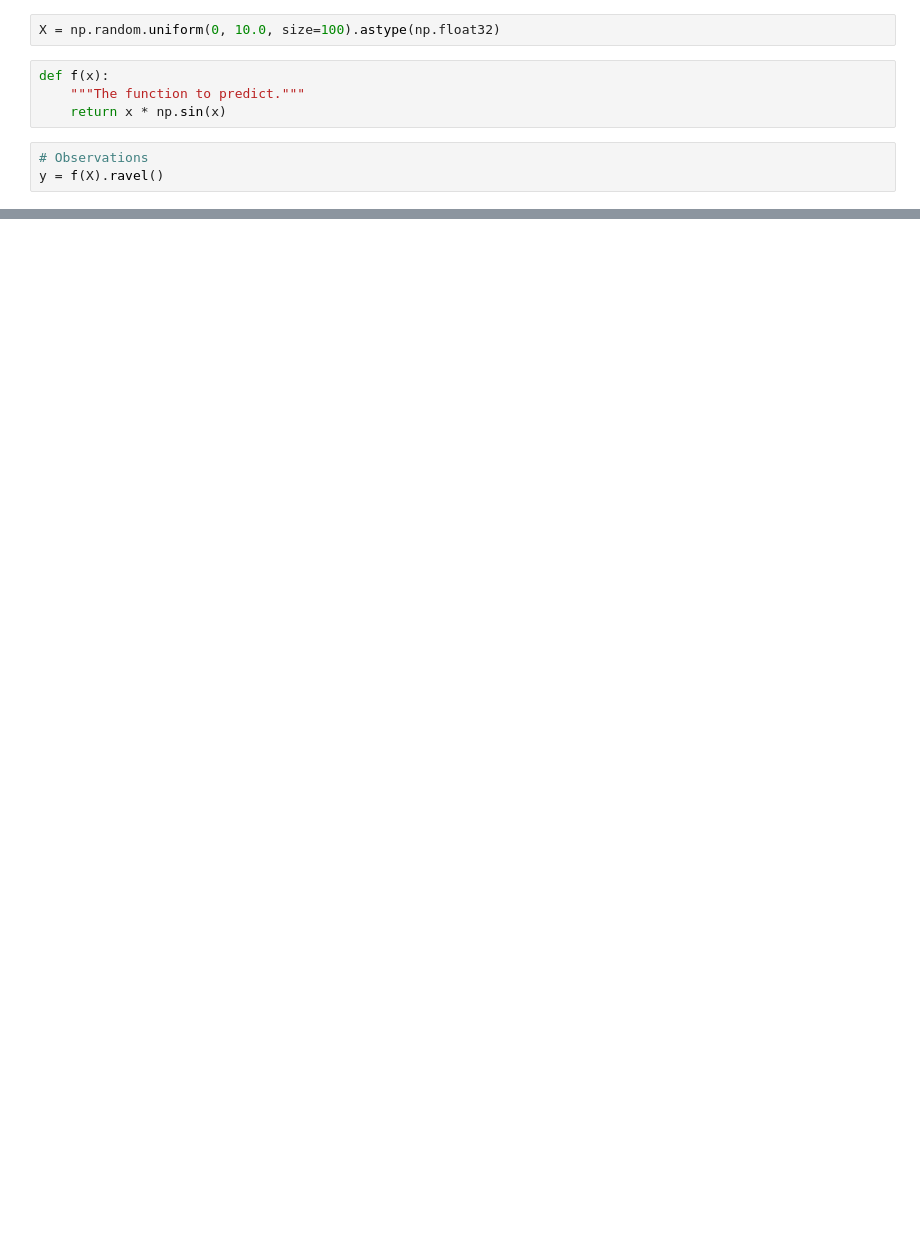
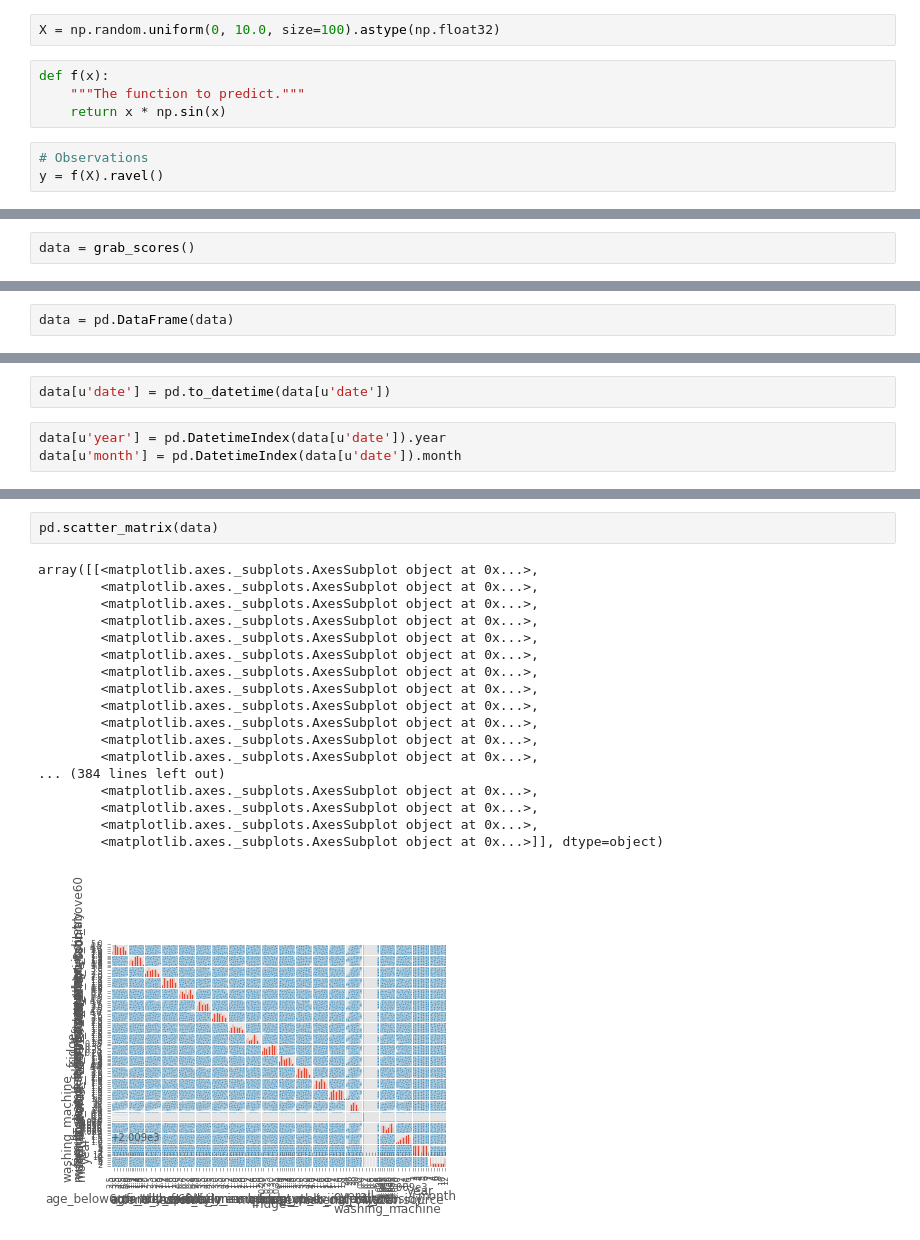
Before and after one commit to impact-learning/demo_backend, a Jupyter notebook: ML.ipynb, the cells around one changed output, grey strips where cells are left out. Drawn from its saved outputs; the diff is of its cells as text; blank space fills up the shorter version.

```diff
--- a/ML.ipynb
+++ b/ML.ipynb
@@ -129,0 +175,2 @@ array([ 1.7825092 ,  1.69185218,  2.4148118 ,  1.91795763,  2.49662024,
+# %%
+data = grab_scores()
@@ -129,0 +181,2 @@ array([ 1.7825092 ,  1.69185218,  2.4148118 ,  1.91795763,  2.49662024,
+# %%
+data = pd.DataFrame(data)
@@ -129,0 +196,5 @@ array([ 1.7825092 ,  1.69185218,  2.4148118 ,  1.91795763,  2.49662024,
+# %%
+data[u'date'] = pd.to_datetime(data[u'date'])
+# %%
+data[u'year'] = pd.DatetimeIndex(data[u'date']).year
+data[u'month'] = pd.DatetimeIndex(data[u'date']).month
@@ -129,0 +313,21 @@ array([ 1.7825092 ,  1.69185218,  2.4148118 ,  1.91795763,  2.49662024,
+# %%
+pd.scatter_matrix(data)
+# %% [output]
+array([[<matplotlib.axes._subplots.AxesSubplot object at 0x...>,
+        <matplotlib.axes._subplots.AxesSubplot object at 0x...>,
+        <matplotlib.axes._subplots.AxesSubplot object at 0x...>,
+        <matplotlib.axes._subplots.AxesSubplot object at 0x...>,
+        <matplotlib.axes._subplots.AxesSubplot object at 0x...>,
+        <matplotlib.axes._subplots.AxesSubplot object at 0x...>,
+        <matplotlib.axes._subplots.AxesSubplot object at 0x...>,
+        <matplotlib.axes._subplots.AxesSubplot object at 0x...>,
+        <matplotlib.axes._subplots.AxesSubplot object at 0x...>,
+        <matplotlib.axes._subplots.AxesSubplot object at 0x...>,
+        <matplotlib.axes._subplots.AxesSubplot object at 0x...>,
+        <matplotlib.axes._subplots.AxesSubplot object at 0x...>,
+... (384 lines left out)
+        <matplotlib.axes._subplots.AxesSubplot object at 0x...>,
+        <matplotlib.axes._subplots.AxesSubplot object at 0x...>,
+        <matplotlib.axes._subplots.AxesSubplot object at 0x...>,
+        <matplotlib.axes._subplots.AxesSubplot object at 0x...>]], dtype=object)
+[figure, added]
```
Also changed, not shown: parts of 25 cells of this notebook, 16 other files.
